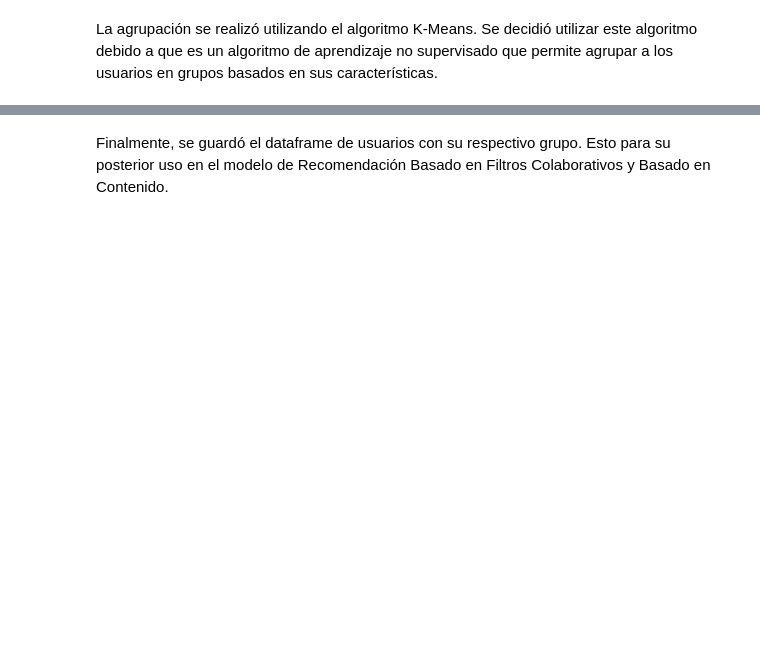
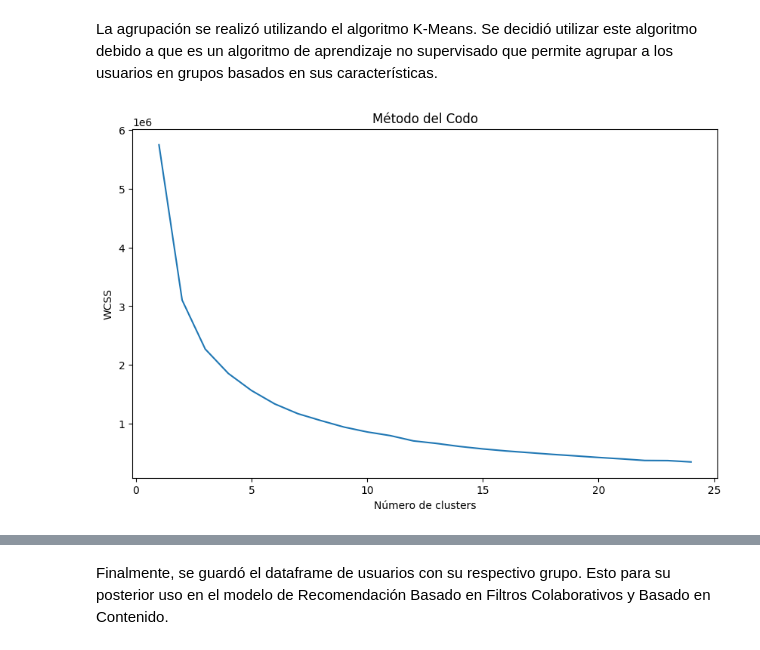
Before and after one commit to stefanoaragoni/lab6_deeplearning, a Jupyter notebook: eda.ipynb, the cells around one changed output, grey strips where cells are left out. Saved outputs shown, nothing was run; the diff lists cells and outputs as text; code cells hidden in the pictures; blank space fills up the shorter version.

```diff
--- a/eda.ipynb
+++ b/eda.ipynb
@@ -508,4 +504,22 @@ final_ratings.head()
 # %% [markdown]
 La agrupación se realizó utilizando el algoritmo K-Means. Se decidió utilizar este algoritmo debido a que es un algoritmo de aprendizaje no supervisado que permite agrupar a los usuarios en grupos basados en sus características.
+# %%
+# Codo para determinar el número óptimo de clusters
+X = final_ratings[['Average-Year', 'Average-Rating']]
+
+wcss = []
+for i in range(1, 25):
+    kmeans = KMeans(n_clusters=i, init='k-means++')
+    kmeans.fit(X)
+    wcss.append(kmeans.inertia_)
+
+plt.figure(figsize=(10, 6))
+plt.plot(range(1, 25), wcss)
+plt.title('Método del Codo')
+plt.xlabel('Número de clusters')
+plt.ylabel('WCSS')
+plt.show()
+# %% [output]
+[figure, added]
 # %%
 # Selecciona las características para la agrupación
```
Also changed, not shown: parts of 18 cells of this notebook, 2 other files.
